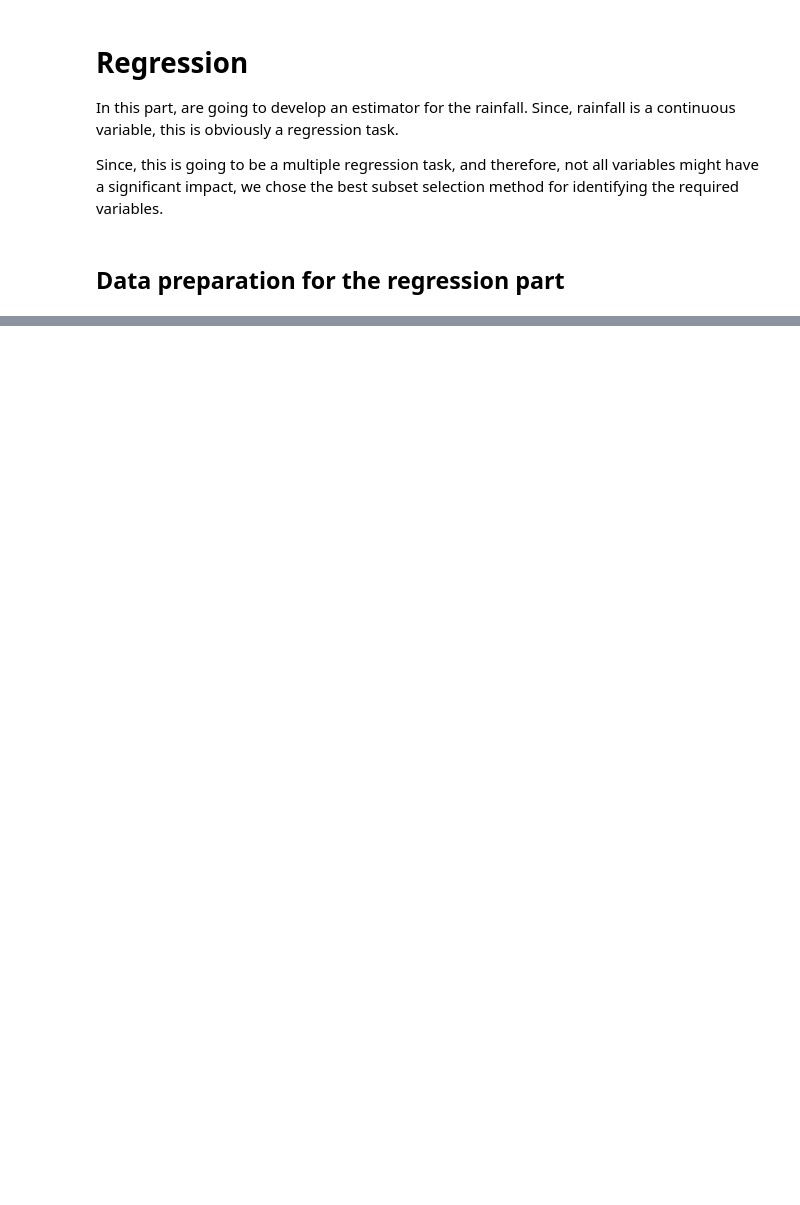
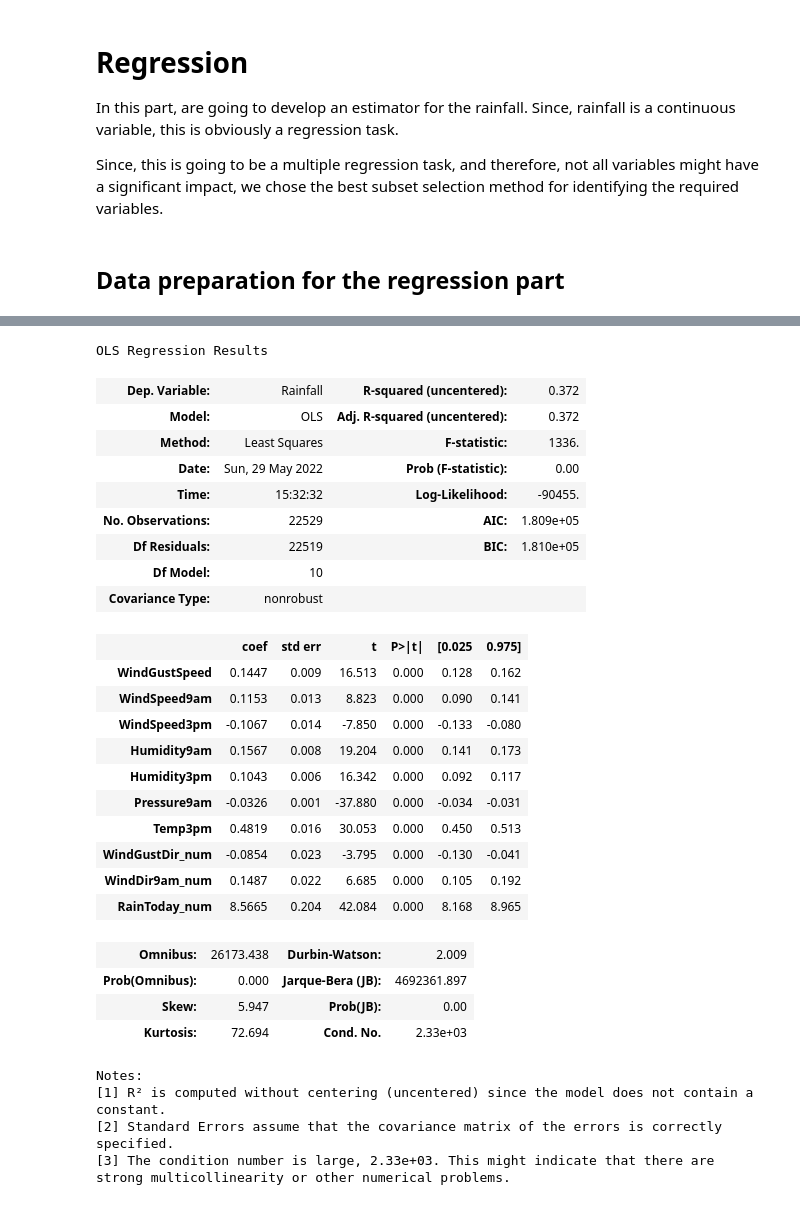
Before and after one commit to Stern1710/australia-weather-data, a Jupyter notebook: SPOD_Group7_Project.ipynb, the cells around one changed output, grey strips where cells are left out. Saved outputs shown, nothing was run; the diff lists cells and outputs as text; code cells hidden in the pictures; blank space fills up the shorter version.

```diff
--- a/SPOD_Group7_Project.ipynb
+++ b/SPOD_Group7_Project.ipynb
@@ -381,0 +560,35 @@ Now, after the data is prepared for the regression part, we now start the subset
+# %%
+x_train_for_ols = x_train_reg.iloc[:,np.nonzero(linear_regression_model.coef_)[0]]
+res = sm.OLS(y_train_reg, x_train_for_ols).fit()
+res.summary()
+# %% [output]
+OLS Regression Results
+| Dep. Variable: | Rainfall | R-squared (uncentered): | 0.372 |
+| Model: | OLS | Adj. R-squared (uncentered): | 0.372 |
+| Method: | Least Squares | F-statistic: | 1336. |
+| Date: | Sun, 29 May 2022 | Prob (F-statistic): | 0.00 |
+| Time: | 15:32:32 | Log-Likelihood: | -90455. |
+| No. Observations: | 22529 | AIC: | 1.809e+05 |
+| Df Residuals: | 22519 | BIC: | 1.810e+05 |
+| Df Model: | 10 |  |  |
+| Covariance Type: | nonrobust |  |  |
+|  | coef | std err | t | P>|t| | [0.025 | 0.975] |
+| WindGustSpeed | 0.1447 | 0.009 | 16.513 | 0.000 | 0.128 | 0.162 |
+| WindSpeed9am | 0.1153 | 0.013 | 8.823 | 0.000 | 0.090 | 0.141 |
+| WindSpeed3pm | -0.1067 | 0.014 | -7.850 | 0.000 | -0.133 | -0.080 |
+| Humidity9am | 0.1567 | 0.008 | 19.204 | 0.000 | 0.141 | 0.173 |
+| Humidity3pm | 0.1043 | 0.006 | 16.342 | 0.000 | 0.092 | 0.117 |
+| Pressure9am | -0.0326 | 0.001 | -37.880 | 0.000 | -0.034 | -0.031 |
+| Temp3pm | 0.4819 | 0.016 | 30.053 | 0.000 | 0.450 | 0.513 |
+| WindGustDir_num | -0.0854 | 0.023 | -3.795 | 0.000 | -0.130 | -0.041 |
+| WindDir9am_num | 0.1487 | 0.022 | 6.685 | 0.000 | 0.105 | 0.192 |
+| RainToday_num | 8.5665 | 0.204 | 42.084 | 0.000 | 8.168 | 8.965 |
+| Omnibus: | 26173.438 | Durbin-Watson: | 2.009 |
+| Prob(Omnibus): | 0.000 | Jarque-Bera (JB): | 4692361.897 |
+| Skew: | 5.947 | Prob(JB): | 0.00 |
+| Kurtosis: | 72.694 | Cond. No. | 2.33e+03 |
+Notes:
+[1] R² is computed without centering (uncentered) since the model does not contain a constant.
+[2] Standard Errors assume that the covariance matrix of the errors is correctly specified.
+[3] The condition number is large, 2.33e+03. This might indicate that there are
+strong multicollinearity or other numerical problems.
```
Also changed, not shown: parts of 33 cells of this notebook.
